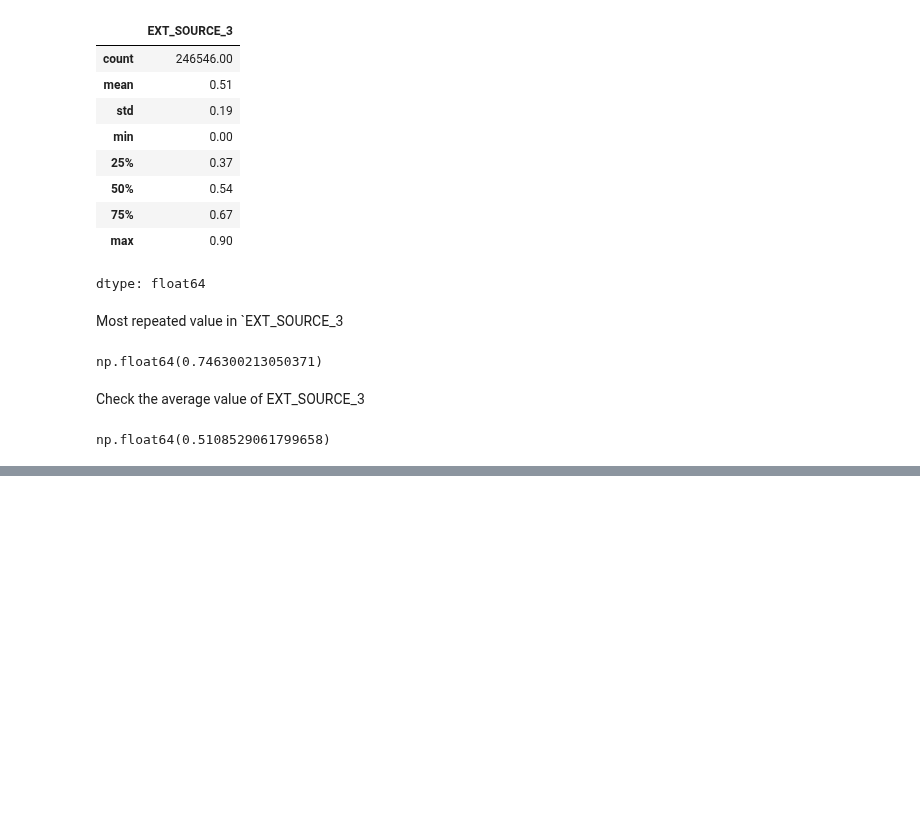
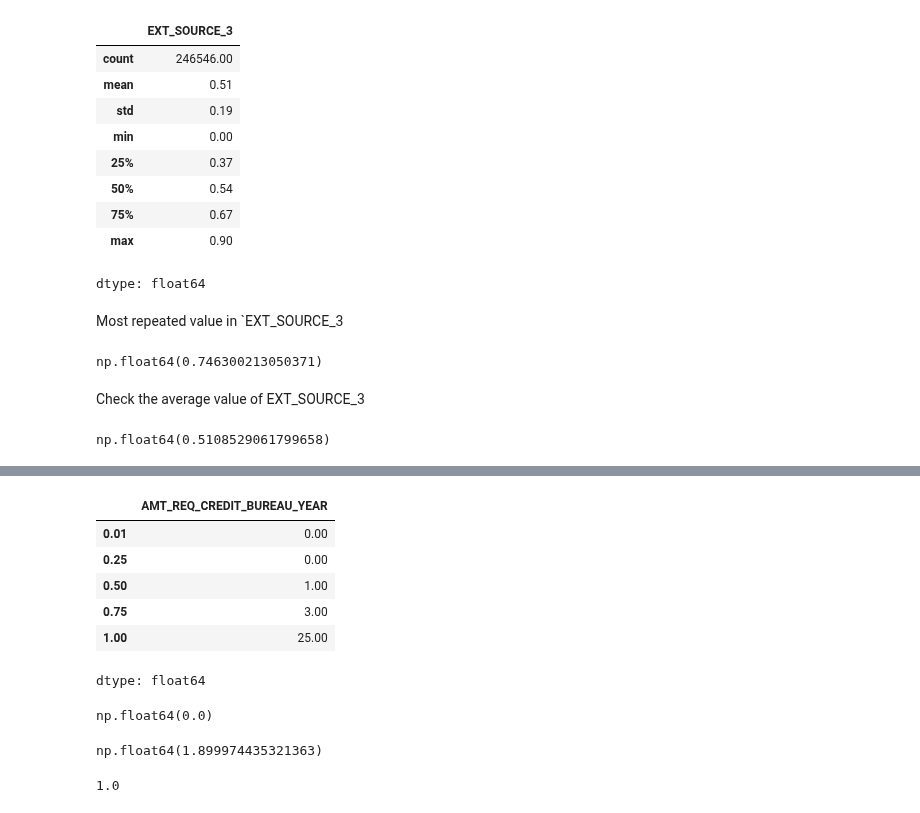
Before and after one commit to KharchenkoAnastasia/credit-default-risk-analysis, a Jupyter notebook: Home_Credit_Default_Risk.ipynb, the cells around one changed output, grey strips where cells are left out. Saved outputs shown, nothing was run; the diff lists cells and outputs as text; code cells hidden in the pictures; blank space fills up the shorter version.

```diff
--- a/Home_Credit_Default_Risk.ipynb
+++ b/Home_Credit_Default_Risk.ipynb
@@ -494,0 +528,22 @@ np.float64(0.5108529061799658)
+# %%
+df.AMT_REQ_CREDIT_BUREAU_YEAR.quantile([.01,.25,.50,.75,1])
+# %% [output]
+|  | AMT_REQ_CREDIT_BUREAU_YEAR |
+| 0.01 | 0.00 |
+| 0.25 | 0.00 |
+| 0.50 | 1.00 |
+| 0.75 | 3.00 |
+| 1.00 | 25.00 |
+dtype: float64
+# %%
+df["AMT_REQ_CREDIT_BUREAU_YEAR"].mode()[0]
+# %% [output]
+np.float64(0.0)
+# %%
+df["AMT_REQ_CREDIT_BUREAU_YEAR"].mean()
+# %% [output]
+np.float64(1.899974435321363)
+# %%
+df["AMT_REQ_CREDIT_BUREAU_YEAR"].median()
+# %% [output]
+1.0
```
Also changed, not shown: parts of 6 cells of this notebook.
